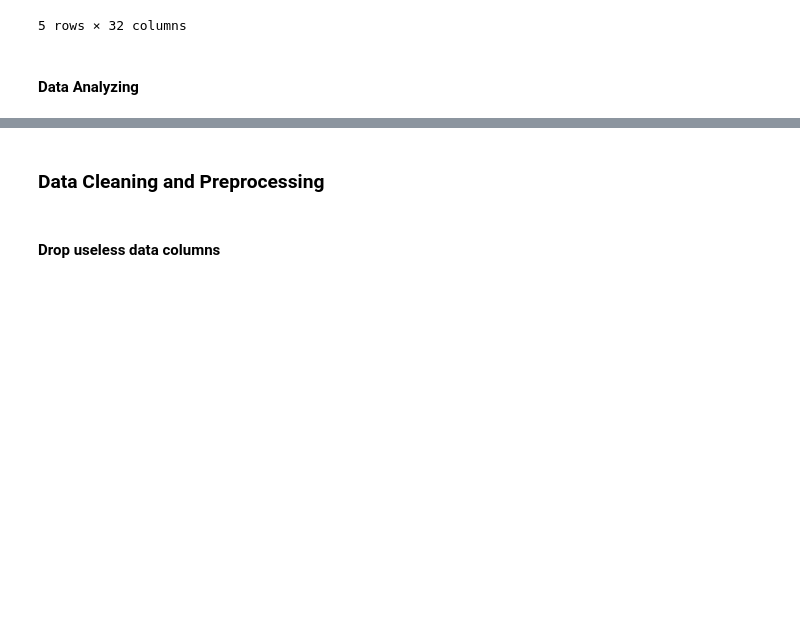
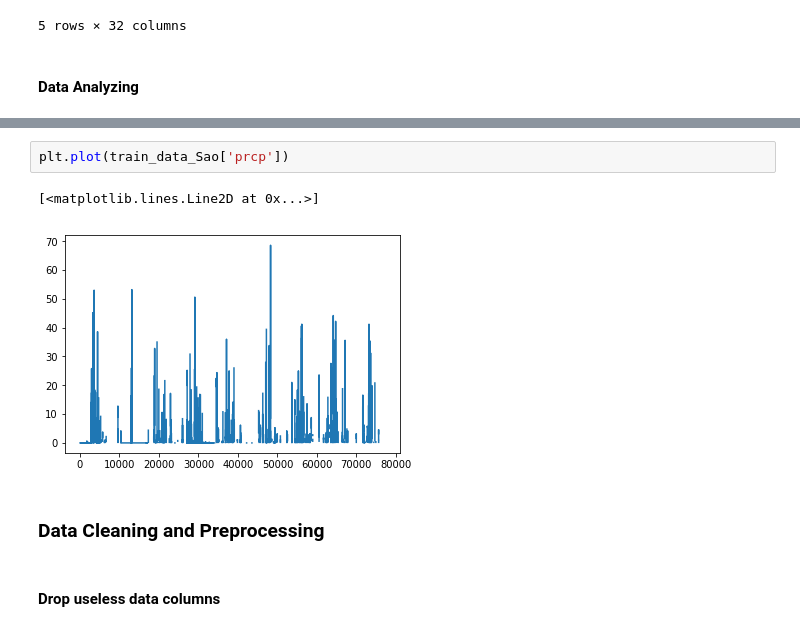
Before and after one commit to ctc316/precipitation_forecast_brazil, a Jupyter notebook: precipitation_forecast_brazil.ipynb, the cells around one changed output, grey strips where cells are left out. Drawn from its saved outputs; the diff is of its cells as text; blank space fills up the shorter version.

```diff
--- a/precipitation_forecast_brazil.ipynb
+++ b/precipitation_forecast_brazil.ipynb
@@ -74,3 +107,8 @@ basic_analyze(train_data_Sao)
+# %%
+plt.plot(train_data_Sao['prcp'])
+# %% [output]
+[<matplotlib.lines.Line2D at 0x...>]
+[figure, added]
 # %% [markdown]
 ### Data Cleaning and Preprocessing
 # %% [markdown]
```
Also changed, not shown: parts of 45 cells of this notebook.
